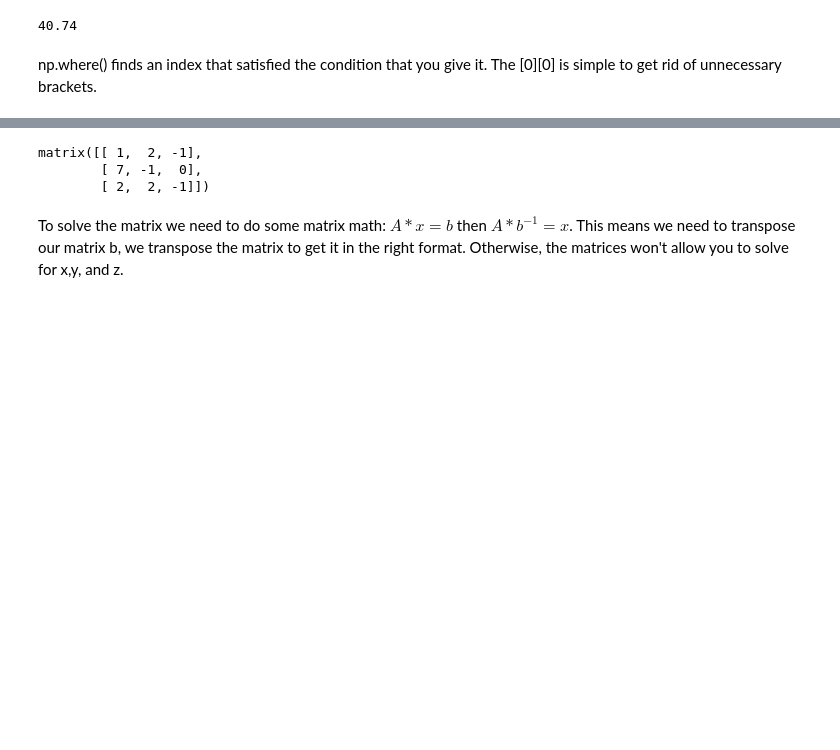
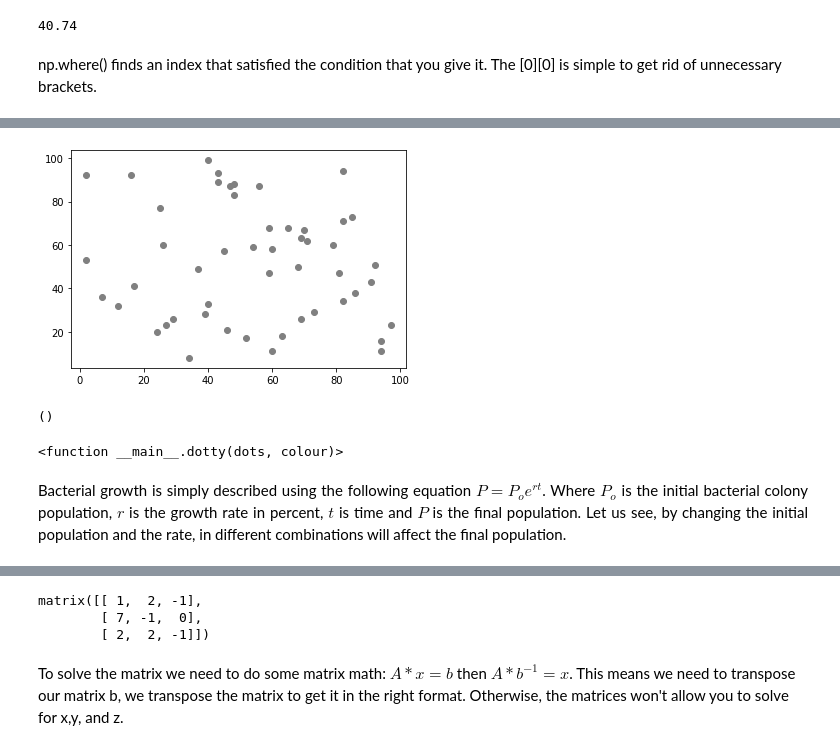
Before and after one commit to willienicol/Biochemical-engineering-notes, a Jupyter notebook: 2 Basic biochemistry/Chapter 2.2.ipynb, the cells around one changed output, grey strips where cells are left out. Drawn from its saved outputs; the diff is of its cells as text; code cells hidden in the pictures; blank space fills up the shorter version.

```diff
--- a/2 Basic biochemistry/Chapter 2.2.ipynb
+++ b/2 Basic biochemistry/Chapter 2.2.ipynb
@@ -185,0 +195,8 @@ np.where() finds an index that satisfied the condition that you give it. The [0]
+# %%
+def dotty(dots, colour):
+    a, b = [], []
+    for i in range(dots):
+        a.append(np.random.randint(1,100))
+        b.append(np.random.randint(1,100))
+    plt.scatter(a,b, c=colour)
+    return()
@@ -185,0 +205,8 @@ np.where() finds an index that satisfied the condition that you give it. The [0]
+# %%
+interact(dotty, dots=(1,100,1), colour=['gray', 'green', 'purple'])
+# %% [output]
+[figure, added]
+()
+<function __main__.dotty(dots, colour)>
+# %% [markdown]
+<div style="text-align: justify">Bacterial growth is simply described using the following equation $P = P_{o}e^{rt}$. Where $P_{o}$ is the initial bacterial colony population, $r$ is the growth rate in percent, $t$ is time and $P$ is the final population. Let us see, by changing the initial population and the rate, in different combinations will affect the final population.</div>
```
Also changed, not shown: parts of 66 cells of this notebook, 6 other files.
